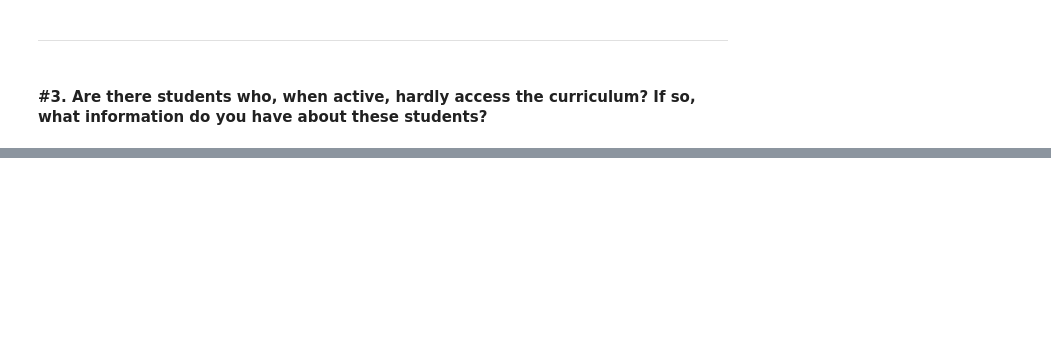
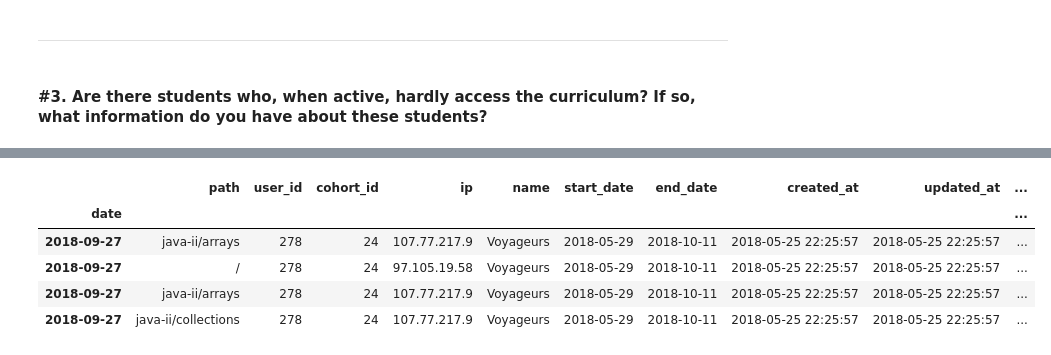
Before and after one commit to Anomaly-Detectives/Anomaly_Detection_Project, a Jupyter notebook: Initial Notebook.ipynb, the cells around one changed output, grey strips where cells are left out. Drawn from its saved outputs; the diff is of its cells as text; code cells hidden in the pictures; blank space fills up the shorter version.

```diff
--- a/Initial Notebook.ipynb
+++ b/Initial Notebook.ipynb
@@ -618,0 +680,10 @@ Name: path, Length: 88715, dtype: int64
+# %%
+#user_id: 278
+least_accessed.loc[least_accessed['user_id']== 278]
+# %% [output]
+|  | path | user_id | cohort_id | ip | name | start_date | end_date | created_at | updated_at | ... |
+| date |  |  |  |  |  |  |  |  |  | ... |
+| 2018-09-27 | java-ii/arrays | 278 | 24 | 107.77.217.9 | Voyageurs | 2018-05-29 | 2018-10-11 | 2018-05-25 22:25:57 | 2018-05-25 22:25:57 | ... |
+| 2018-09-27 | / | 278 | 24 | 97.105.19.58 | Voyageurs | 2018-05-29 | 2018-10-11 | 2018-05-25 22:25:57 | 2018-05-25 22:25:57 | ... |
+| 2018-09-27 | java-ii/arrays | 278 | 24 | 107.77.217.9 | Voyageurs | 2018-05-29 | 2018-10-11 | 2018-05-25 22:25:57 | 2018-05-25 22:25:57 | ... |
+| 2018-09-27 | java-ii/collections | 278 | 24 | 107.77.217.9 | Voyageurs | 2018-05-29 | 2018-10-11 | 2018-05-25 22:25:57 | 2018-05-25 22:25:57 | ... |
```
Also changed, not shown: parts of 24 cells of this notebook.
